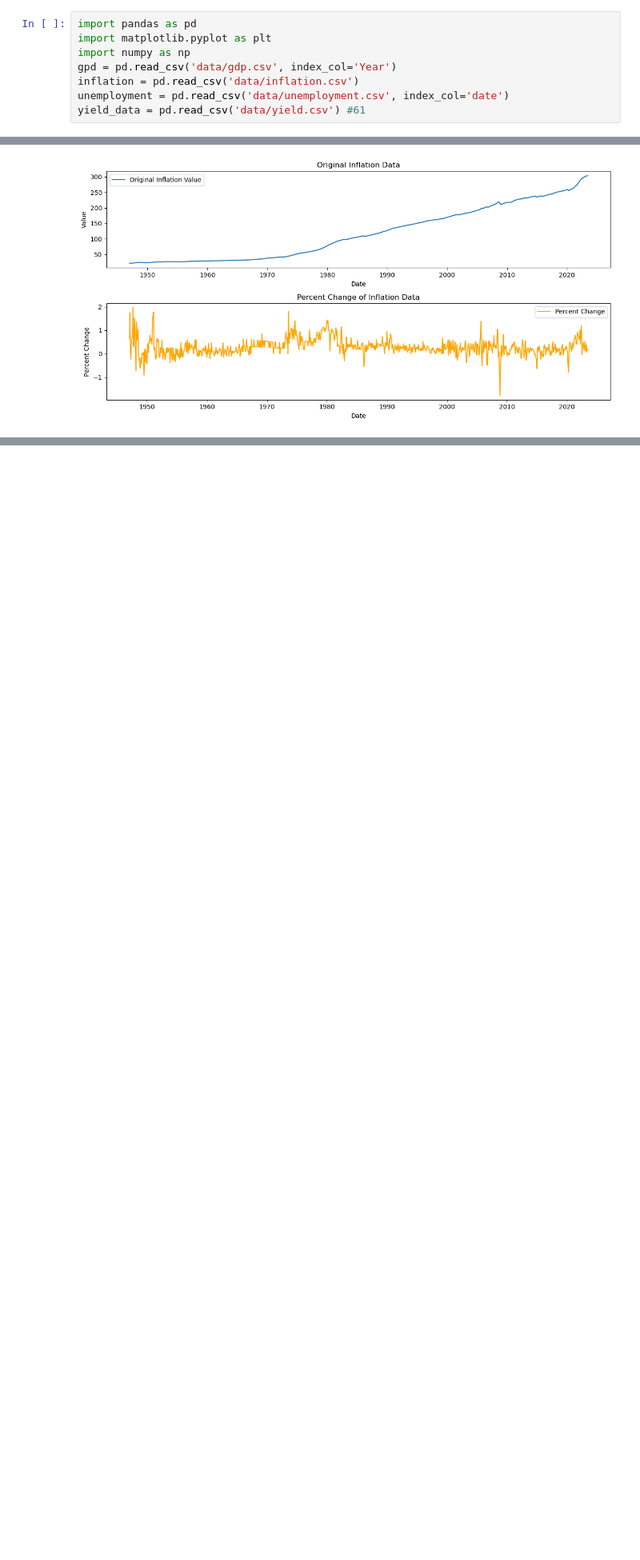
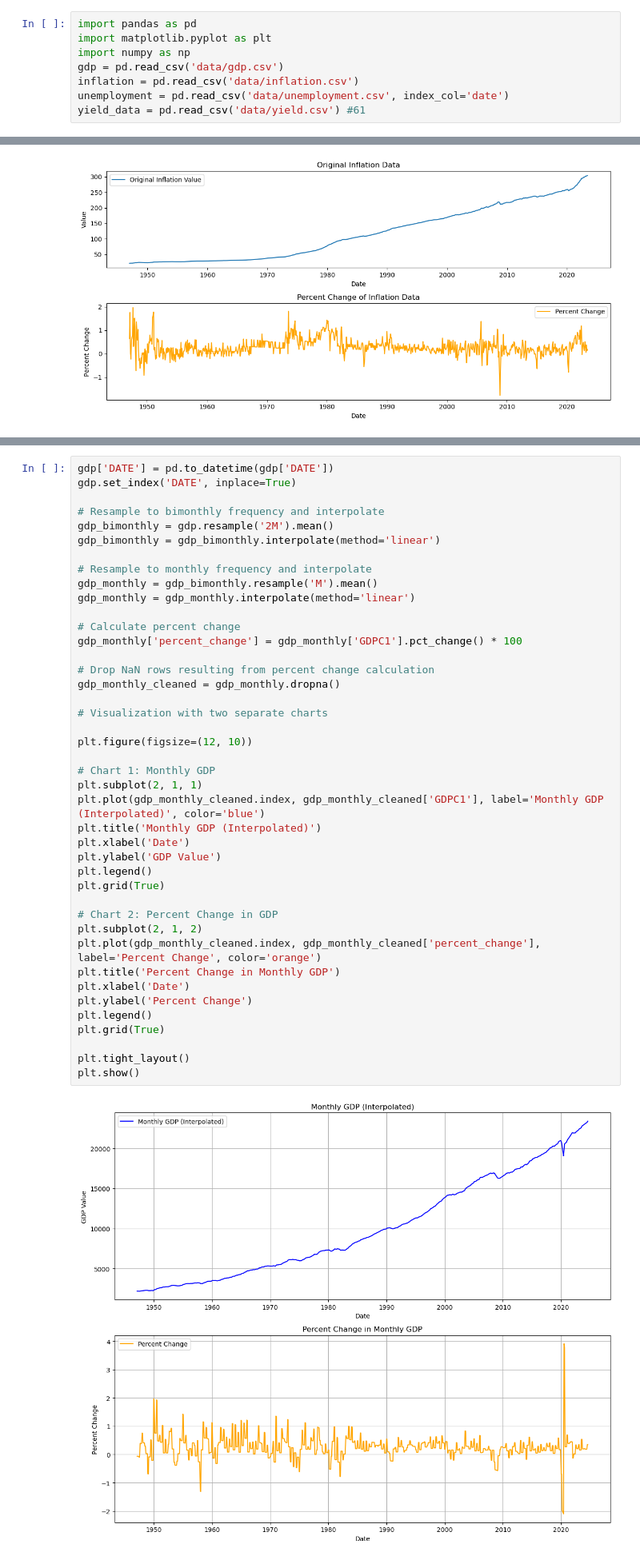
Before and after one commit to ChrisLato/AISE-4010-Project, a Jupyter notebook: preproc.ipynb, the cells around one changed output, grey strips where cells are left out. Shown at 80% size. Cells and saved outputs as stored; diff of their text form; blank space fills up the shorter version.

```diff
--- a/preproc.ipynb
+++ b/preproc.ipynb
@@ -2,7 +2,7 @@
 import pandas as pd
 import matplotlib.pyplot as plt
 import numpy as np
-gpd = pd.read_csv('data/gdp.csv', index_col='Year')
+gdp = pd.read_csv('data/gdp.csv')
 inflation = pd.read_csv('data/inflation.csv')
 unemployment = pd.read_csv('data/unemployment.csv', index_col='date')
 yield_data = pd.read_csv('data/yield.csv') #61
@@ -121,0 +124,44 @@ plt.show()
+# %%
+gdp['DATE'] = pd.to_datetime(gdp['DATE'])
+gdp.set_index('DATE', inplace=True)
+
+# Resample to bimonthly frequency and interpolate
+gdp_bimonthly = gdp.resample('2M').mean()
+gdp_bimonthly = gdp_bimonthly.interpolate(method='linear')
+
+# Resample to monthly frequency and interpolate
+gdp_monthly = gdp_bimonthly.resample('M').mean()
+gdp_monthly = gdp_monthly.interpolate(method='linear')
+
+# Calculate percent change
+gdp_monthly['percent_change'] = gdp_monthly['GDPC1'].pct_change() * 100
+
+# Drop NaN rows resulting from percent change calculation
+gdp_monthly_cleaned = gdp_monthly.dropna()
+
+# Visualization with two separate charts
+
+plt.figure(figsize=(12, 10))
+
+# Chart 1: Monthly GDP
+plt.subplot(2, 1, 1)
+plt.plot(gdp_monthly_cleaned.index, gdp_monthly_cleaned['GDPC1'], label='Monthly GDP (Interpolated)', color='blue')
+plt.title('Monthly GDP (Interpolated)')
+plt.xlabel('Date')
+plt.ylabel('GDP Value')
+plt.legend()
+plt.grid(True)
+
+# Chart 2: Percent Change in GDP
+plt.subplot(2, 1, 2)
+plt.plot(gdp_monthly_cleaned.index, gdp_monthly_cleaned['percent_change'], label='Percent Change', color='orange')
+plt.title('Percent Change in Monthly GDP')
+plt.xlabel('Date')
+plt.ylabel('Percent Change')
+plt.legend()
+plt.grid(True)
+
+plt.tight_layout()
+plt.show()
+# %% [output]
+[figure, added]
```
Also changed, not shown: parts of 2 cells of this notebook, 1 other file.
